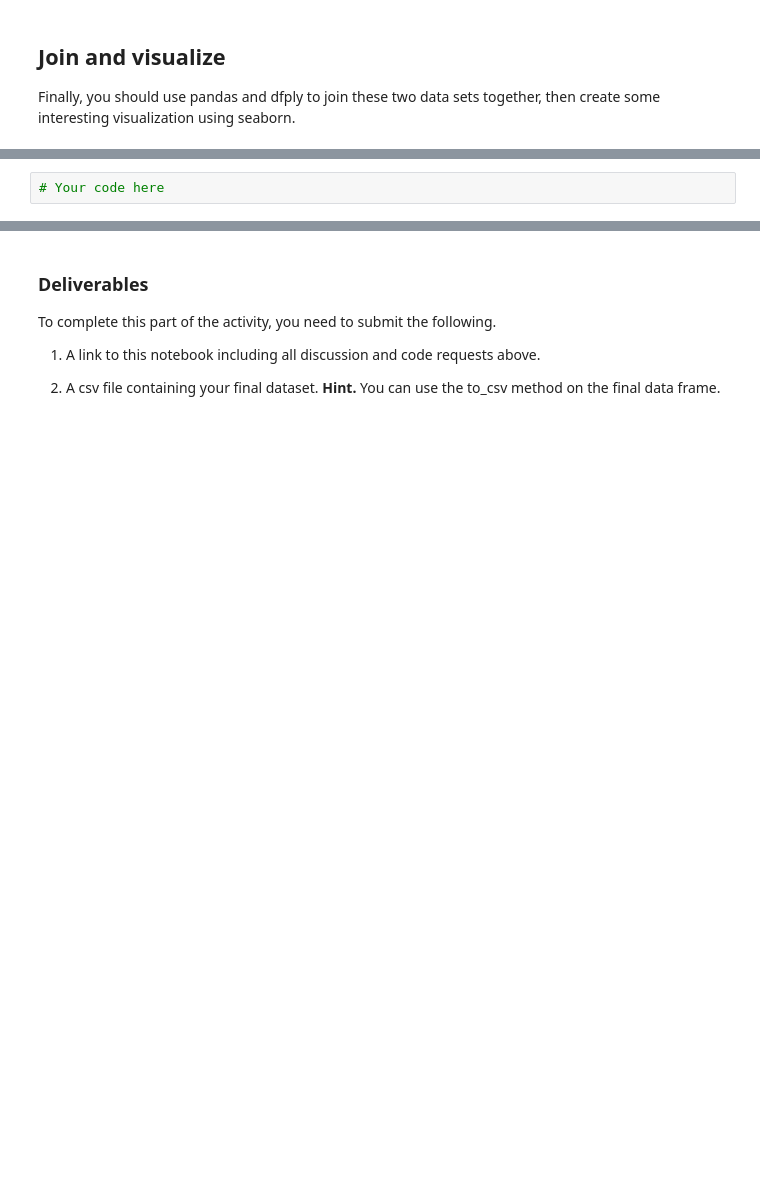
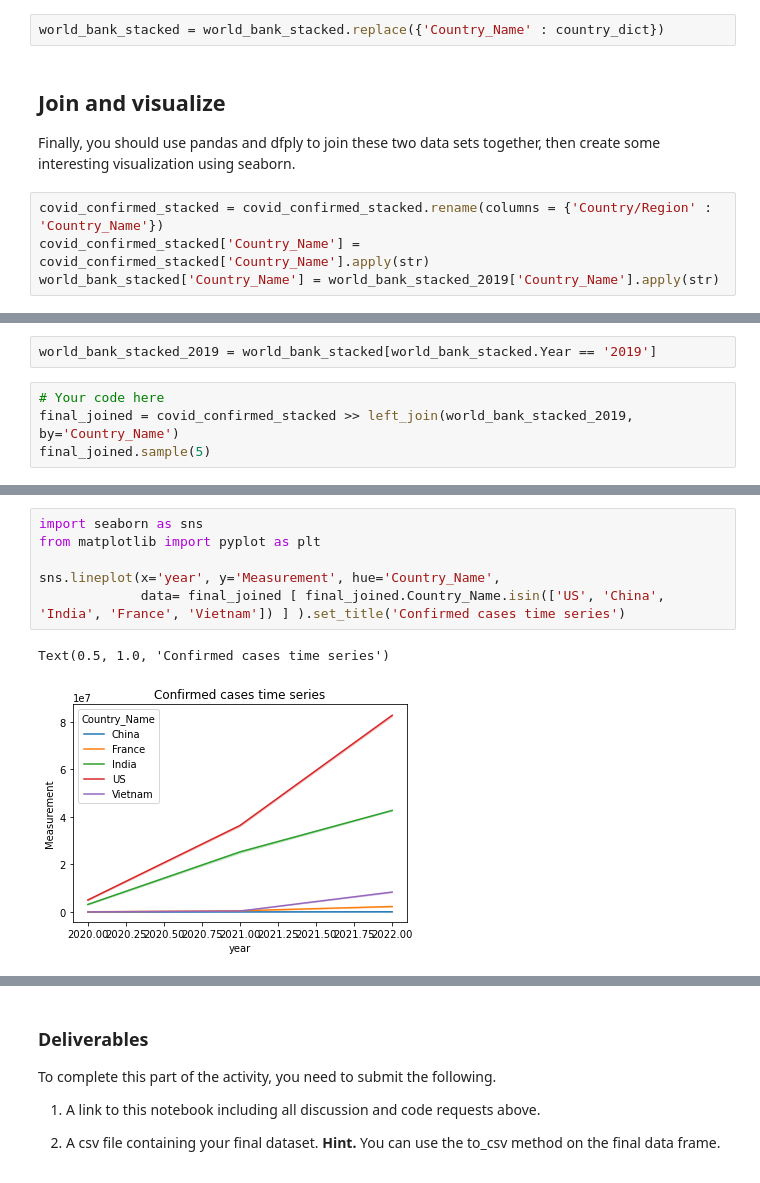
Before and after one commit to dustinvk03/activity_2_5_COVID_and_World_Bank_Data, a Jupyter notebook: act2_6_working_w_COVID19_and_World_Bank_Data.ipynb, the cells around one changed output, grey strips where cells are left out. Saved outputs shown, nothing was run; the diff lists cells and outputs as text; blank space fills up the shorter version.

```diff
--- a/act2_6_working_w_COVID19_and_World_Bank_Data.ipynb
+++ b/act2_6_working_w_COVID19_and_World_Bank_Data.ipynb
@@ -116,4 +210,10 @@ Before we can proceed, we need to make sure that the columns used to join the da
+# %%
+world_bank_stacked = world_bank_stacked.replace({'Country_Name' : country_dict})
 # %% [markdown]
 ## Join and visualize
 
 Finally, you should use pandas and dfply to join these two data sets together, then create some interesting visualization using seaborn.
+# %%
+covid_confirmed_stacked = covid_confirmed_stacked.rename(columns = {'Country/Region' : 'Country_Name'})
+covid_confirmed_stacked['Country_Name'] = covid_confirmed_stacked['Country_Name'].apply(str)
+world_bank_stacked['Country_Name'] = world_bank_stacked_2019['Country_Name'].apply(str)
@@ -120,2 +236,6 @@ Finally, you should use pandas and dfply to join these two data sets together, t
+# %%
+world_bank_stacked_2019 = world_bank_stacked[world_bank_stacked.Year == '2019']
 # %%
 # Your code here
+final_joined = covid_confirmed_stacked >> left_join(world_bank_stacked_2019, by='Country_Name')
+final_joined.sample(5)
@@ -121,0 +258,9 @@ Finally, you should use pandas and dfply to join these two data sets together, t
+# %%
+import seaborn as sns
+from matplotlib import pyplot as plt
+
+sns.lineplot(x='year', y='Measurement', hue='Country_Name',
+             data= final_joined [ final_joined.Country_Name.isin(['US', 'China', 'India', 'France', 'Vietnam']) ] ).set_title('Confirmed cases time series')
+# %% [output]
+Text(0.5, 1.0, 'Confirmed cases time series')
+[figure, added]
```
Also changed, not shown: parts of 24 cells of this notebook.
